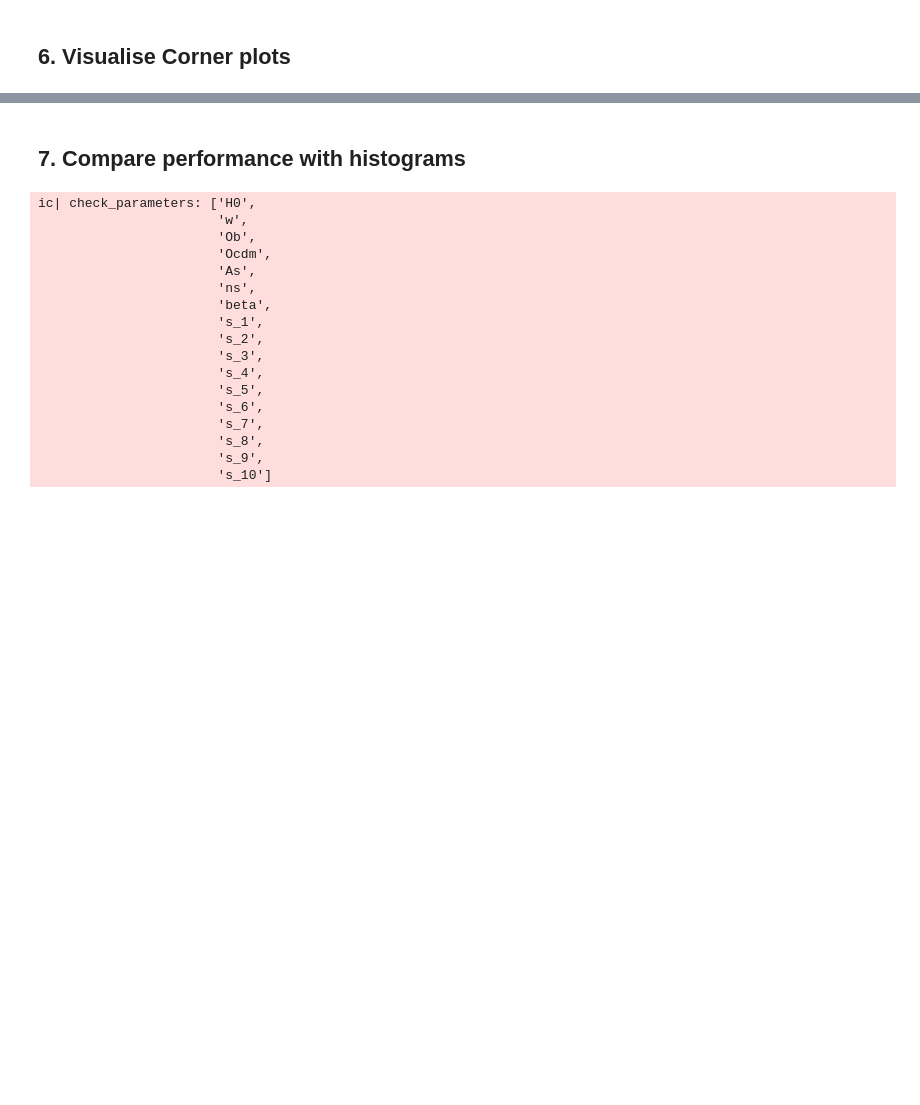
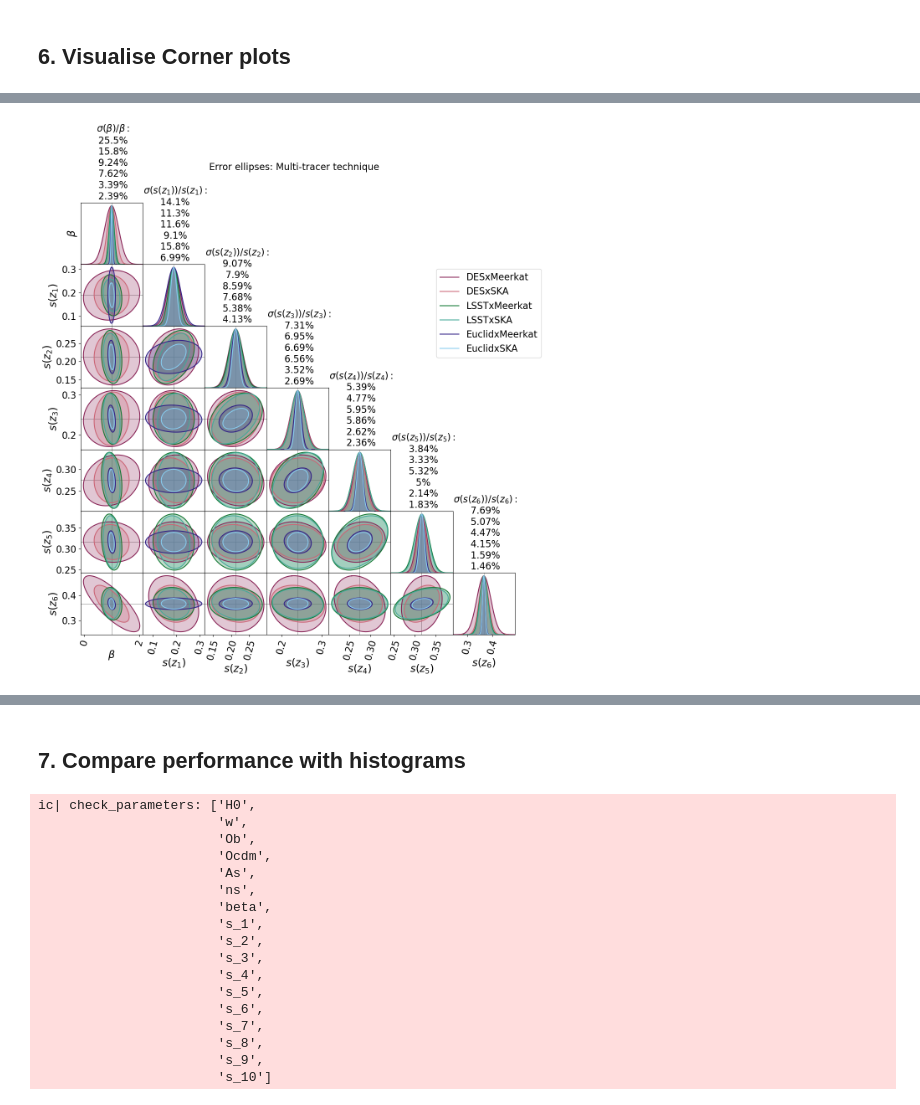
Before and after one commit to GreenTS27/Photo_Surveys-HI_IM-Fisher_Matrix, a Jupyter notebook: Fisher_Matrix_C_ell_vs_w_t.ipynb, the cells around one changed output, grey strips where cells are left out. Drawn from its saved outputs; the diff is of its cells as text; code cells hidden in the pictures; blank space fills up the shorter version.

```diff
--- a/Fisher_Matrix_C_ell_vs_w_t.ipynb
+++ b/Fisher_Matrix_C_ell_vs_w_t.ipynb
@@ -2334,0 +2438,77 @@ IndexError: index 0 is out of bounds for axis 0 with size 0
+# %%
+########################## Corner plots ###################################################################
+fid=[]
+counter = 1
+for key in dic_Cosm_param.keys():
+    # fid.append( dic_Cosm_param[key][1] )
+    if counter >= 7:
+        ic(key)
+        fid.append( dic_Cosm_param[key][1] )
+    counter+=1
+ic(fid)
+
+par = [
+    # r'$H_0$',
+    # r'$w$',
+    # r"$\Omega_b$",
+    # r"$\Omega_{cdm}$",
+    # r"$A_s 10^{9}$",
+    # r"$n_s$",
+    r"$\beta$",
+    r"$s(z_1)$",
+    r"$s(z_2)$",
+    r"$s(z_3)$",
+    r"$s(z_4)$",
+    r"$s(z_5)$",
+    r"$s(z_6)$",
+    r"$s(z_7)$",
+    r"$s(z_8)$",
+    r"$s(z_9)$",
+    r"$s(z_{10})$",
+    ]
+par_titles = par
+
+Plot_title = ("Error ellipses: Multi-tracer technique" )
+
+# name_fig_corner = f"Figures/CornerP_{set_name}_{Survey_Gal}_{N_bins_Gal}zbins_{Survey_HI}_{N_bins_HI}zbins"
+
+
+list_colors = [
+                "#882255", "#CC6677",
+                "#117733", "#44AA99",
+                "#332288", "#88CCEE"
+                ]
+
+
+# Importing Fihser Matrices values from  saved data
+
+
+list_Gal_surv = [ "DES", "LSST", "Euclid"]
+list_HI_surv  = ["Meerkat", "SKA"]
+
+# dic_Fishers = {}
+Fishers = []
+Flabels = []
+for Name_Survey_Gal in list_Gal_surv:
+    for Name_Survey_HI in list_HI_surv:
+        N_bins_Gal = 10
+        N_bins_HI  = 10
+        if Name_Survey_Gal == "DES":
+            N_bins_Gal = 6
+            save_filename_i = f"{Name_Survey_Gal}_{N_bins_Gal}zbins_{Name_Survey_HI}_{N_bins_HI}zbins_{set_name}"
+        else:
+            save_filename_i = f"{Name_Survey_Gal}_{N_bins_Gal}zbins_{Name_Survey_HI}_{N_bins_HI}zbins_{set_name}"
+        ic(save_filename_i)
+        FIM_Cl_full_i = np.loadtxt(open(F"{folder_name}FisherM_Cl_full_{save_filename_i}.csv", "rb"), delimiter=" ", skiprows=0)
+
+        # Only beta and s(z)
+        Fishers.append( np.linalg.inv(np.linalg.inv(FIM_Cl_full_i) [6:13,6:13]))
+        Flabels.append( f"{Name_Survey_Gal}x{Name_Survey_HI}" )
+
+
+# Flabels = [ r"Fisher Matrix $w(\theta)$", r"Fisher Matrix $C_\ell$" ]
+CornerPlot( Fishers, fid, par, par_titles, Plot_title, Flabels=Flabels,
+            cores=list_colors,
+            # Fig_name= name_fig_corner+"_full.png",
+            figure_size=(12,12))
+# %% [output]
@@ -2334,0 +2532 @@ IndexError: index 0 is out of bounds for axis 0 with size 0
+[figure, added]
```
Also changed, not shown: parts of 24 cells of this notebook.
